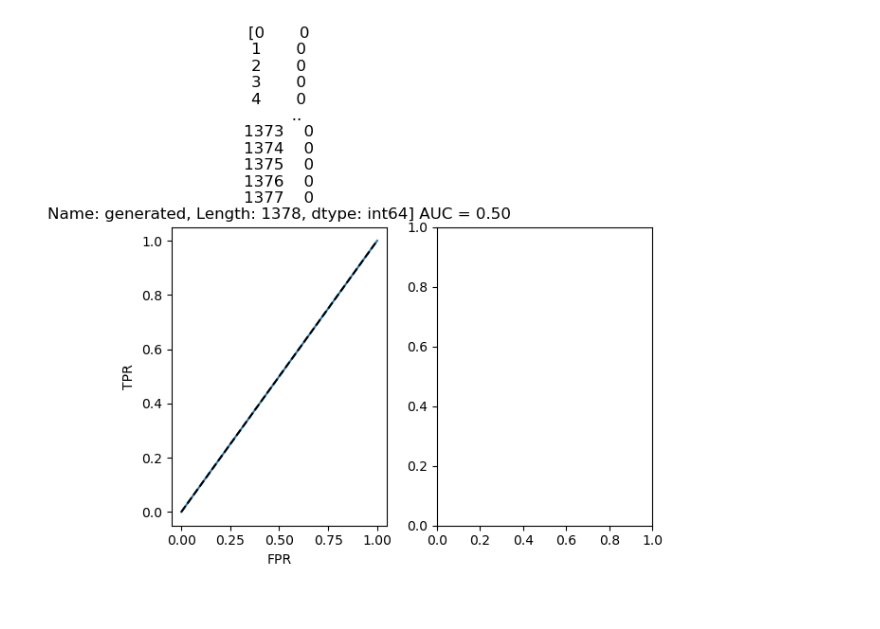
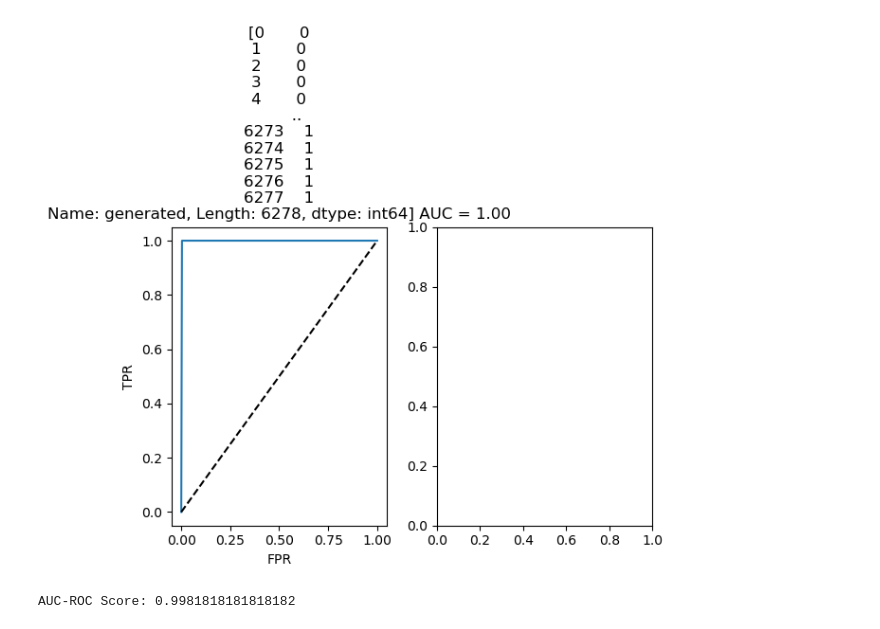
Before and after one commit to jpark8215/LLM---DetectAI-, a Jupyter notebook: LLM AI Detector.ipynb, the cells around one changed output. Drawn from its saved outputs; the diff is of its cells as text; code cells hidden in the pictures.

```diff
--- a/LLM AI Detector.ipynb
+++ b/LLM AI Detector.ipynb
@@ -64,0 +68,12 @@ Number of preprocessed texts: 1378
+# %%
+
+# Load/Process more data
+mo_essays = 'C:\\Users\\jpark\\llm-mistral-7b-instruct-texts\\Mistral7B_CME_v7.csv'
+mo_essays = pd.read_csv(mo_essays)
+
+
+mo_essays['cleaned_text'] = mo_essays['text'].apply(preprocess_text)
+
+
+# Print the number of preprocessed texts
+print(f"Number of preprocessed texts: {len(essays['cleaned_text'])}")
@@ -64,0 +82,16 @@ Number of preprocessed texts: 1378
+# %%
+
+# Format
+essays = essays[['prompt_id', 'cleaned_text', 'generated']]
+mo_essays = mo_essays[['prompt_id', 'cleaned_text', 'generated']]
+# %%
+
+# combine essays and mo_essays
+combined_df = pd.concat([essays, mo_essays], ignore_index=True)
+
+
+# Resetting index after concatenation
+combined_df.reset_index(drop=True, inplace=True)
+
+# Print the combined DataFrame
+print(combined_df)
@@ -65,3 +113,8 @@ Number of preprocessed texts: 1378
+# %%
+
+# Split constants and variable
+X = combined_df[['prompt_id', 'cleaned_text']]
+y = combined_df['generated']
 # %%
 
 # Split data into training and test sets
@@ -155,14 +235,20 @@ def plot_roc(y_true, y_score, label, ax):
 # %%
 
 # auc-roc curve chart for training set
 fig, ax = plt.subplots(1, 2, figsize=(6, 6))
 
 plot_roc(y_test, predictions, [y], ax=ax[0])
 
 fig.tight_layout()
 plt.show()
+
+
+auc_roc = roc_auc_score(y_test, predictions)
+
+print(f"AUC-ROC Score: {auc_roc}")
 # %% [output]
-[figure, old version]
+[figure, new version]
+AUC-ROC Score: 0.9981818181818182
 # %%
 
 # Evaluate your model
```
Also changed, not shown: parts of 14 cells of this notebook.
